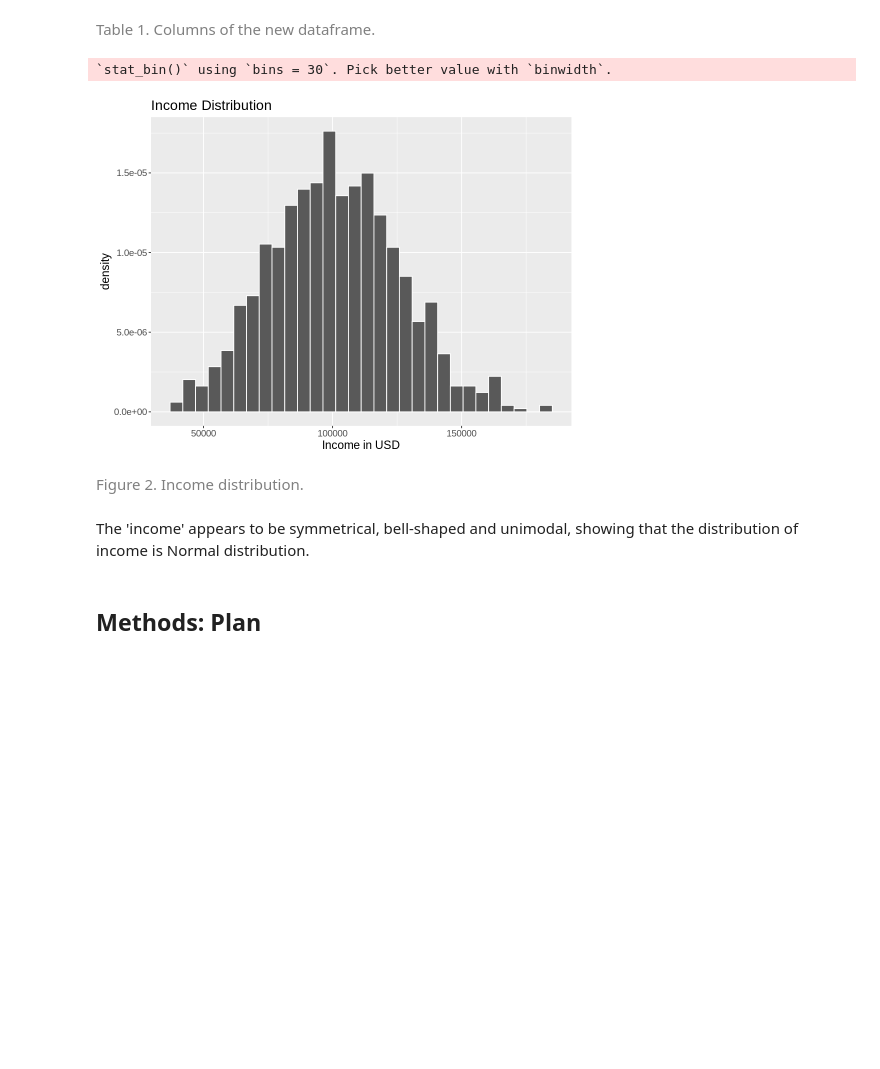
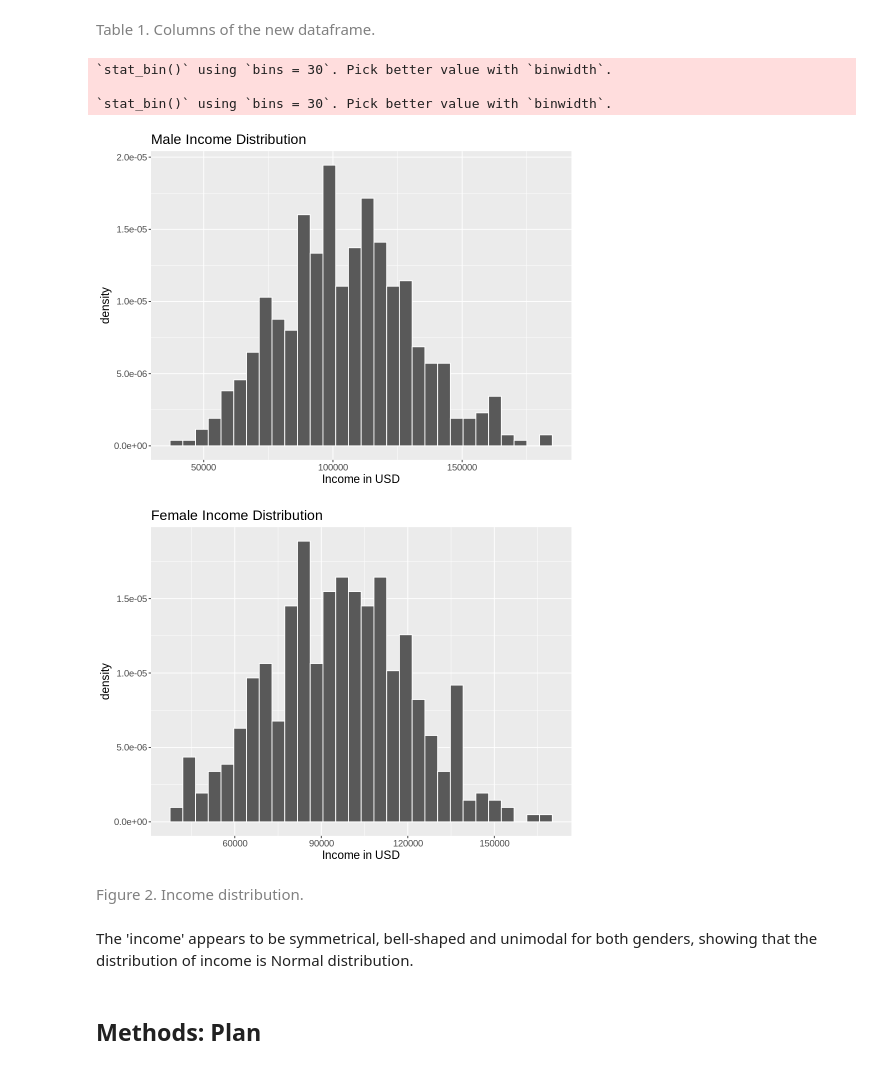
Before and after one commit to kristennli/stat201, a Jupyter notebook: Project Proposal.ipynb, the cells around one changed output. Cells and saved outputs as stored; diff of their text form; code cells hidden in the pictures; blank space fills up the shorter version.

```diff
--- a/Project Proposal.ipynb
+++ b/Project Proposal.ipynb
@@ -163,22 +163,35 @@ A tibble: 6 × 10
 # %%
 # check if income distribution is Normal distribution
 options(repr.plot.width = 8, repr.plot.height = 6)
 
-income_plot <- df_new %>%
+male_income_plot <- df_new %>%
+    filter(Gender == "Male") |>
     ggplot() +
     geom_histogram(aes(income, y = ..density..), color = 'white') +
-    ggtitle("Income Distribution") +
+    ggtitle("Male Income Distribution") +
     xlab("Income in USD")+
     theme(text = element_text(size = 14))
 
-income_plot
+female_income_plot <- df_new %>%
+    filter(Gender == "Female") |>
+    ggplot() +
+    geom_histogram(aes(income, y = ..density..), color = 'white') +
+    ggtitle("Female Income Distribution") +
+    xlab("Income in USD")+
+    theme(text = element_text(size = 14))
+
+male_income_plot
+female_income_plot
 # %% [output]
 `stat_bin()` using `bins = 30`. Pick better value with `binwidth`.
+
+`stat_bin()` using `bins = 30`. Pick better value with `binwidth`.
-[figure, old version]
+[figure, new version]
+[figure, added]
 # %% [markdown]
 <font color='grey'> Figure 2. Income distribution.
 # %% [markdown]
-The 'income' appears to be symmetrical, bell-shaped and unimodal, showing that the distribution of income is Normal distribution.
+The 'income' appears to be symmetrical, bell-shaped and unimodal for both genders, showing that the distribution of income is Normal distribution.
 # %% [markdown]
 ## Methods: Plan
 # %% [markdown]
```
Also changed, not shown: parts of 14 cells of this notebook.
